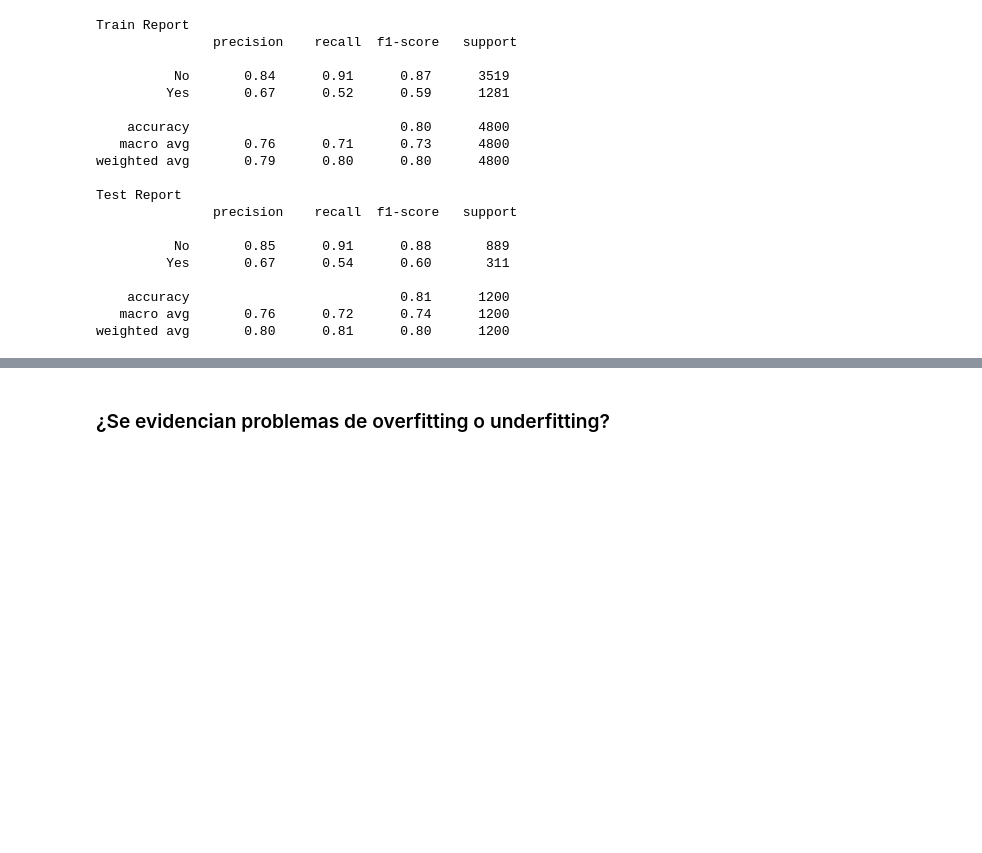
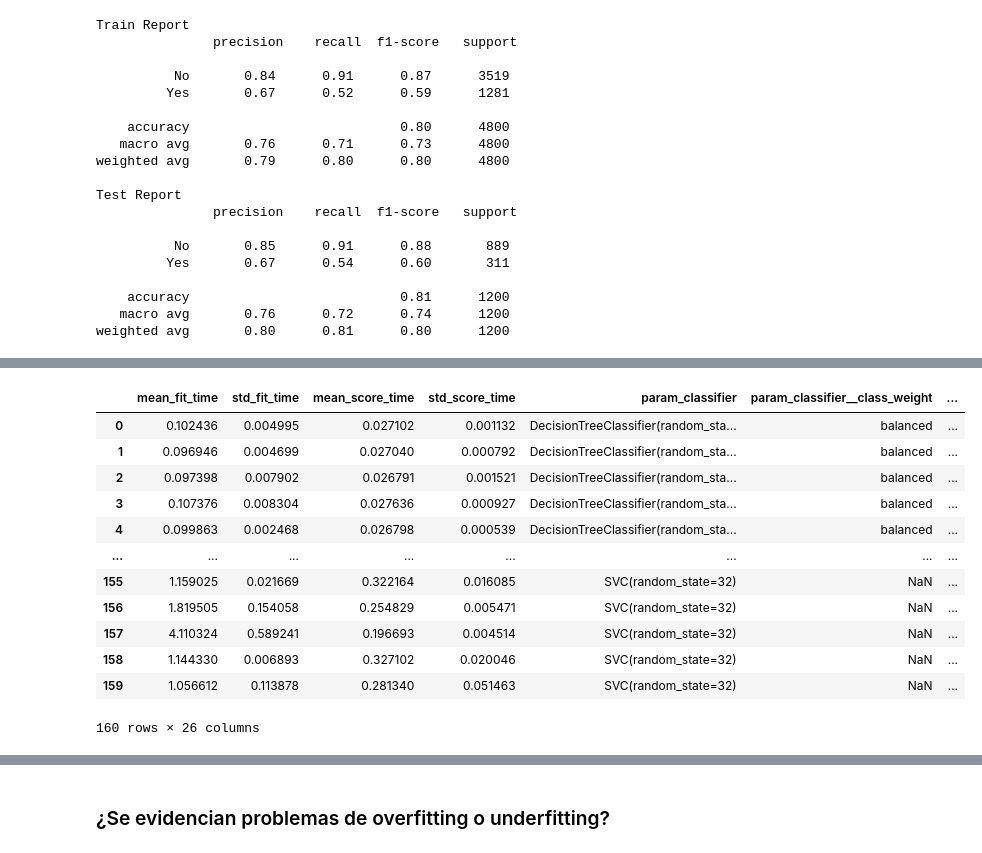
Before and after one commit to yacanom/CDA_taller-4, a Jupyter notebook: Notebooks/CDA_Taller_4.ipynb, the cells around one changed output, grey strips where cells are left out. Saved outputs shown, nothing was run; the diff lists cells and outputs as text; code cells hidden in the pictures; blank space fills up the shorter version.

```diff
--- a/Notebooks/CDA_Taller_4.ipynb
+++ b/Notebooks/CDA_Taller_4.ipynb
@@ -684,0 +697,17 @@ de diferentes métricas para los datasets de entrenamiento, validación y prueba
+# %%
+#Visaulización de scoriong de las otras opciones de modelo:
+pd.DataFrame(grid.cv_results_)
+# %% [output]
+|  | mean_fit_time | std_fit_time | mean_score_time | std_score_time | param_classifier | param_classifier__class_weight | ... |
+| 0 | 0.102436 | 0.004995 | 0.027102 | 0.001132 | DecisionTreeClassifier(random_sta... | balanced | ... |
+| 1 | 0.096946 | 0.004699 | 0.027040 | 0.000792 | DecisionTreeClassifier(random_sta... | balanced | ... |
+| 2 | 0.097398 | 0.007902 | 0.026791 | 0.001521 | DecisionTreeClassifier(random_sta... | balanced | ... |
+| 3 | 0.107376 | 0.008304 | 0.027636 | 0.000927 | DecisionTreeClassifier(random_sta... | balanced | ... |
+| 4 | 0.099863 | 0.002468 | 0.026798 | 0.000539 | DecisionTreeClassifier(random_sta... | balanced | ... |
+| ... | ... | ... | ... | ... | ... | ... | ... |
+| 155 | 1.159025 | 0.021669 | 0.322164 | 0.016085 | SVC(random_state=32) | NaN | ... |
+| 156 | 1.819505 | 0.154058 | 0.254829 | 0.005471 | SVC(random_state=32) | NaN | ... |
+| 157 | 4.110324 | 0.589241 | 0.196693 | 0.004514 | SVC(random_state=32) | NaN | ... |
+| 158 | 1.144330 | 0.006893 | 0.327102 | 0.020046 | SVC(random_state=32) | NaN | ... |
+| 159 | 1.056612 | 0.113878 | 0.281340 | 0.051463 | SVC(random_state=32) | NaN | ... |
+160 rows × 26 columns
```
Also changed, not shown: parts of 22 cells of this notebook.
